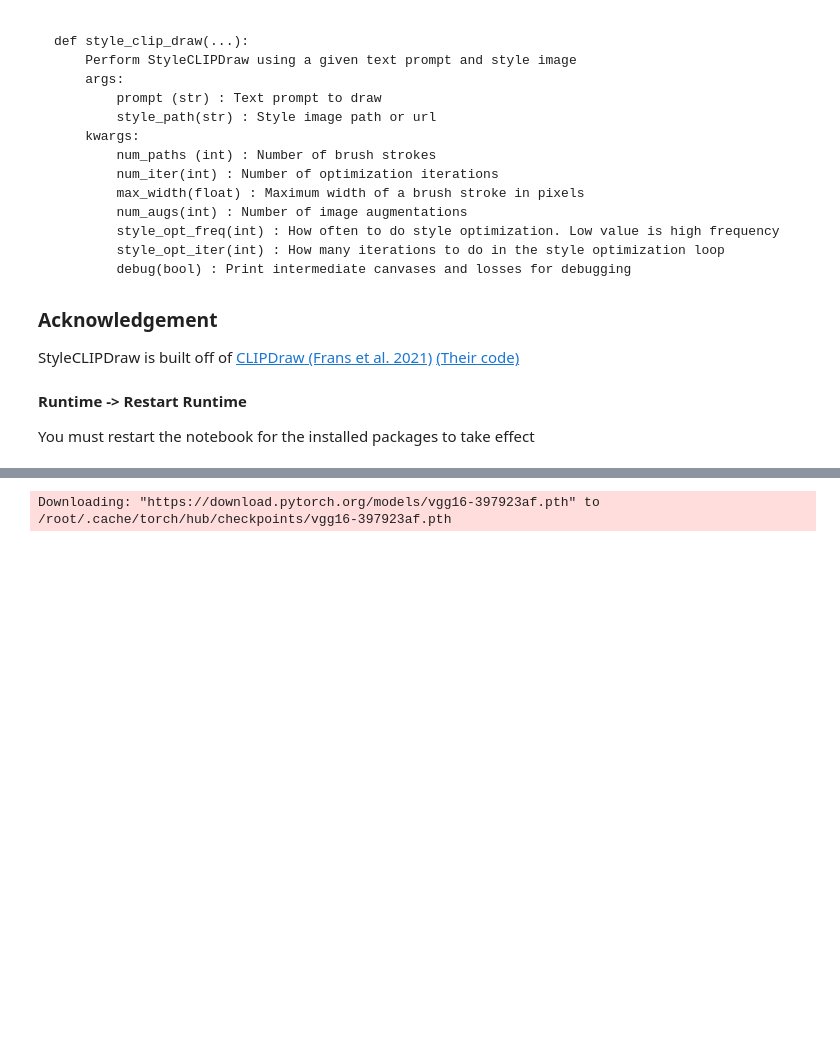
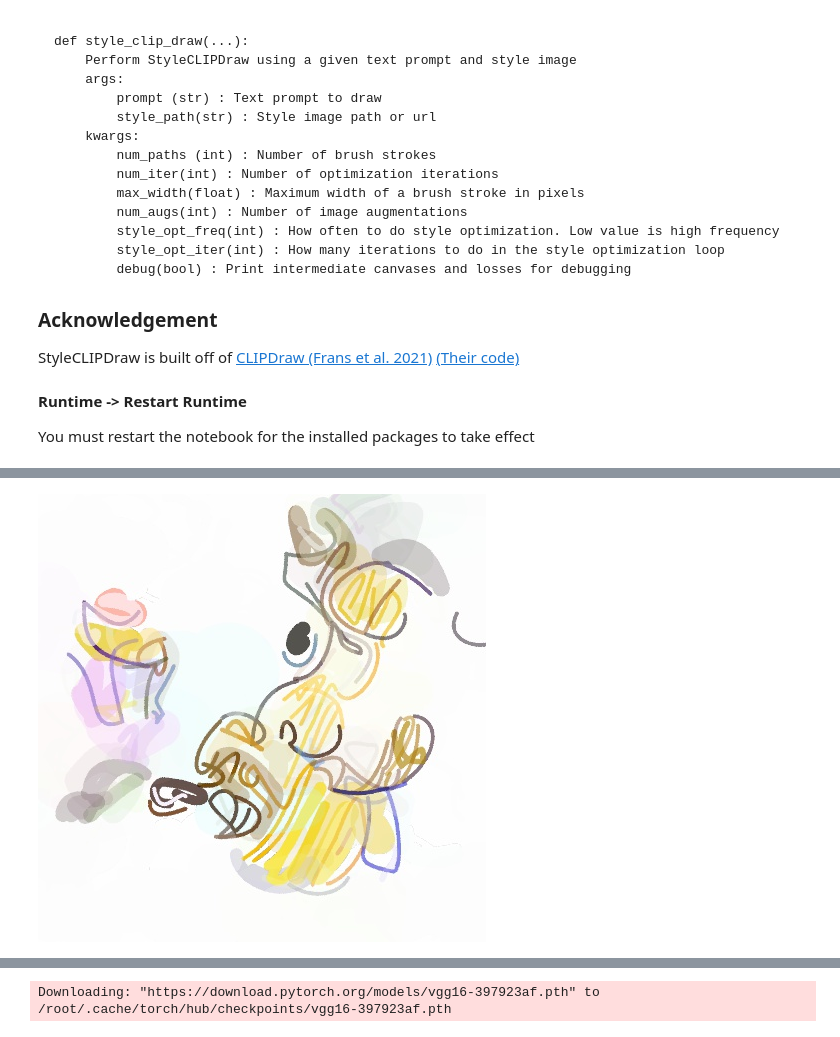
Before and after one commit to pschaldenbrand/StyleCLIPDraw, a Jupyter notebook: Style_ClipDraw.ipynb, the cells around one changed output, grey strips where cells are left out. Drawn from its saved outputs; the diff is of its cells as text; code cells hidden in the pictures; blank space fills up the shorter version.

```diff
--- a/Style_ClipDraw.ipynb
+++ b/Style_ClipDraw.ipynb
@@ -672,0 +833,5 @@ def render_scaled(shapes, shape_groups, original_height, original_width,
+# %%
+img = style_clip_draw('A horse eating a cupcake', 'https://raw.githubusercontent.com/pschaldenbrand/StyleCLIPDraw/master/images/lion.jpg')
+show_img(img)
+# %% [output]
+[figure, added]
```
Also changed, not shown: parts of 12 cells of this notebook.
